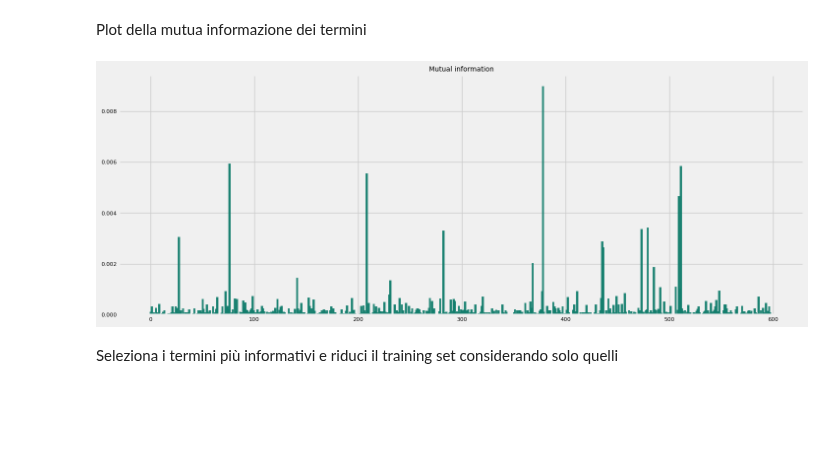
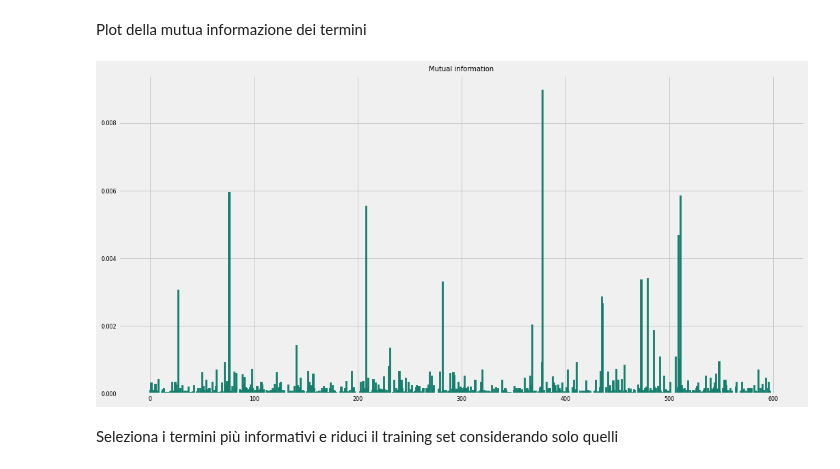
Before and after one commit to tvml/ml2324, a Jupyter notebook: codici/naivebayes.ipynb, the cells around one changed output. Drawn from its saved outputs; the diff is of its cells as text; code cells hidden in the pictures; blank space fills up the shorter version.

```diff
--- a/codici/naivebayes.ipynb
+++ b/codici/naivebayes.ipynb
@@ -123,0 +128,3 @@ likelihood.shape
+# %%
+evid=np.array([lik[0,i]*prior[0]+lik[1,i]*prior[1] for i in range(lik.shape[1])])
+evid.shape
@@ -227,3 +221,5 @@ Classe predetta se non occorrenza: C1
+# %%
+pf=np.exp(clf.feature_log_prob_)
 # %% [markdown]
 Plot del modello generale di linguaggio, per l'unione delle due classi
 # %%
@@ -328,10 +310,10 @@ $$\sum_{C_0,C_1}\sum_{t=0,1} p(C,t)\log\frac{p(C,t)}{p(C)p(t)}=\sum_{C_0,C_1}\su
 def mutual_information(term):
     s = 0
     for cl in [0,1]:
-        s += likelihood[cl, term]*prior[cl]*np.log2(likelihood[cl, term]*prior[cl]/(prior[cl]*evidence[term]))
-        s += (1-likelihood[cl, term])*prior[cl]*np.log2((1-likelihood[cl, term])*prior[cl]/(prior[cl]*(1-evidence[term])))
+        s += lik[cl, term]*prior[cl]*np.log2(lik[cl, term]*prior[cl]/(prior[cl]*evid[term]))
+        s += (1-lik[cl, term])*prior[cl]*np.log2((1-lik[cl, term])*prior[cl]/(prior[cl]*(1-evid[term])))
     return s
 # %% [markdown]
 Calcolo del valore della mutua informazione per ogni termine
 # %%
-mi = np.array([mutual_information(f) for f in range(pf1.shape[1])])
+mi = np.array([mutual_information(f) for f in range(pf.shape[1])])
@@ -355,12 +341,12 @@ array(['windows', 'microsoft', 'motif', 'dos', 'window', 'sun', 'xterm',
 # %% [markdown]
 Plot della mutua informazione dei termini
 # %%
-fig=plt.figure(figsize=(16,6))
+fig=plt.figure(figsize=(16,8))
 plt.bar(range(clf1.feature_count_.shape[1]), mi,  facecolor=colors[6], alpha=0.9, edgecolor=colors[6], lw=2)
 plt.title(r"Mutual information")
 plt.show()
 # %% [output]
-[figure, old version]
+[figure, new version]
 # %% [markdown]
 Seleziona i termini più informativi e riduci il training set considerando solo quelli
 # %%
```
Also changed, not shown: parts of 38 cells of this notebook, 1 other file.
